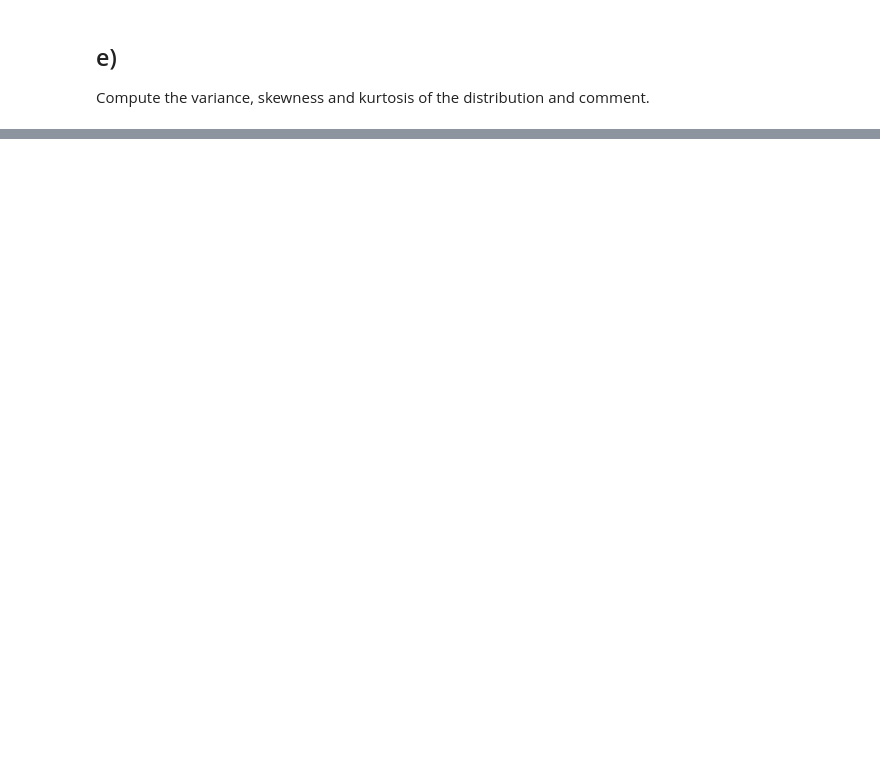
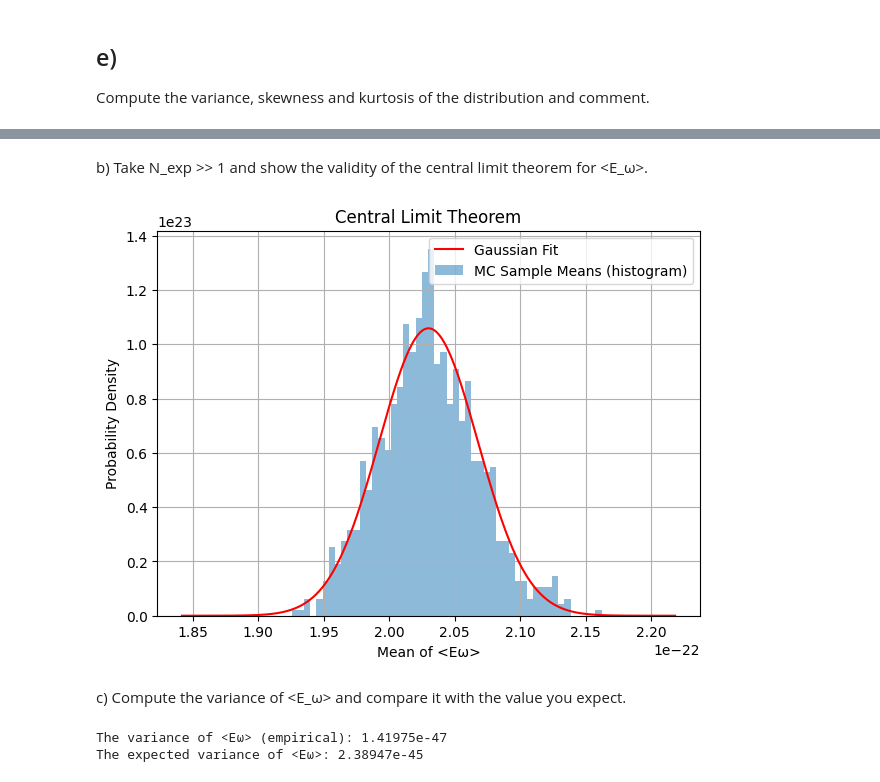
Before and after one commit to Gabewitt/Stats-Project, a Jupyter notebook: V_Final_Project_Notebook.ipynb, the cells around one changed output, grey strips where cells are left out. Drawn from its saved outputs; the diff is of its cells as text; code cells hidden in the pictures; blank space fills up the shorter version.

```diff
--- a/V_Final_Project_Notebook.ipynb
+++ b/V_Final_Project_Notebook.ipynb
@@ -363,0 +429,45 @@ Kurtosis: 8.90828
+# %% [markdown]
+b) Take N_exp >> 1 and show the validity of the central limit theorem for <E_ω>.
+# %%
+# Montrer la validité du théorème central limite avec N_exp ≫ 1
+
+N_exp = 1000
+sample_size = 5000
+CLT_means = [np.mean(rejection_sampling(sample_size, beta)) for _ in range(N_exp)]
+
+# Histogramme des moyennes
+hist, bin_edges = np.histogram(CLT_means, bins=50, density=True)
+bin_centers = 0.5 * (bin_edges[1:] + bin_edges[:-1])
+
+plt.figure(figsize=(7, 5))
+plt.bar(bin_centers, hist, width=(bin_edges[1] - bin_edges[0]), alpha=0.5, label='MC Sample Means (histogram)')
+
+# Comparaison avec une courbe gaussienne
+CLT_mean = np.mean(CLT_means)
+CLT_var = np.var(CLT_means)
+CLT_x = np.linspace(CLT_mean - 5 * np.sqrt(CLT_var), CLT_mean + 5 * np.sqrt(CLT_var), 1000)
+CLT_y = 1 / np.sqrt(2 * np.pi * CLT_var) * np.exp(-((CLT_x - CLT_mean) ** 2) / (2 * CLT_var))
+
+plt.plot(CLT_x, CLT_y, 'r-', label='Gaussian Fit')
+plt.xlabel("Mean of <Eω>")
+plt.ylabel("Probability Density")
+plt.title("Central Limit Theorem")
+plt.legend()
+plt.grid(True)
+plt.show()
+# %% [output]
+[figure, added]
+# %% [markdown]
+c) Compute the variance of <E_ω> and compare it with the value you expect.
+# %%
+# Calculer la variance de <Eω> et la comparer avec la valeur théorique
+
+
+expected_variance = 2.3894658371069e-45  # Théorique: σ^2/N
+empirical_variance = np.var(CLT_means)
+
+print(f"The variance of <Eω> (empirical): {empirical_variance:.5e}")
+print(f"The expected variance of <Eω>: {expected_variance:.5e}")
+# %% [output]
+The variance of <Eω> (empirical): 1.41975e-47
+The expected variance of <Eω>: 2.38947e-45
```
Also changed, not shown: parts of 12 cells of this notebook.
